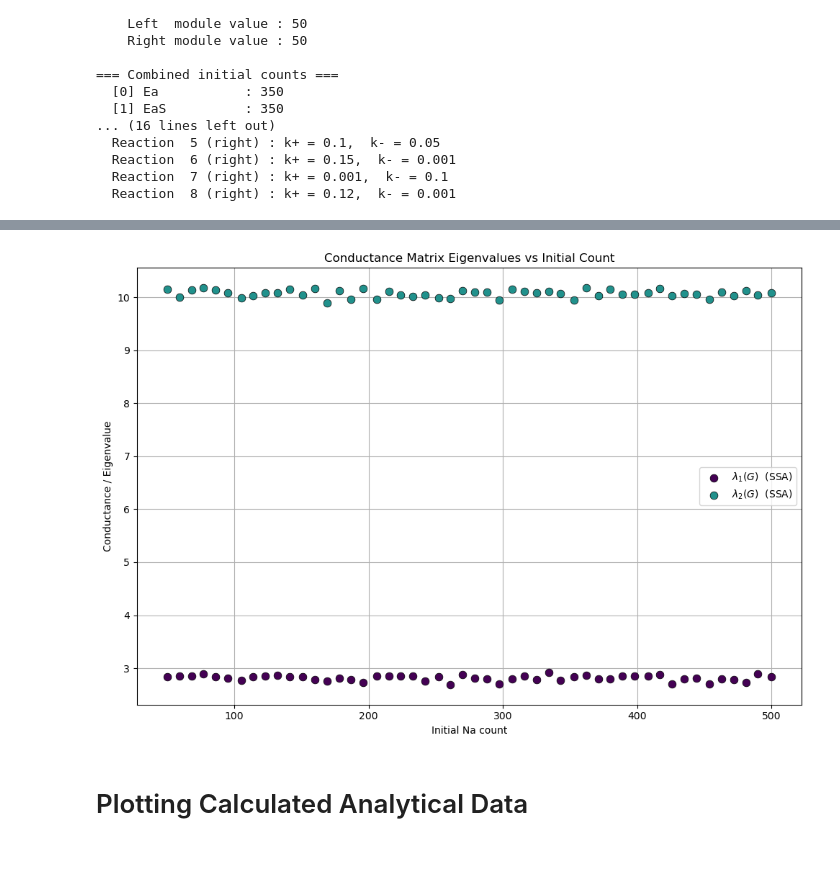
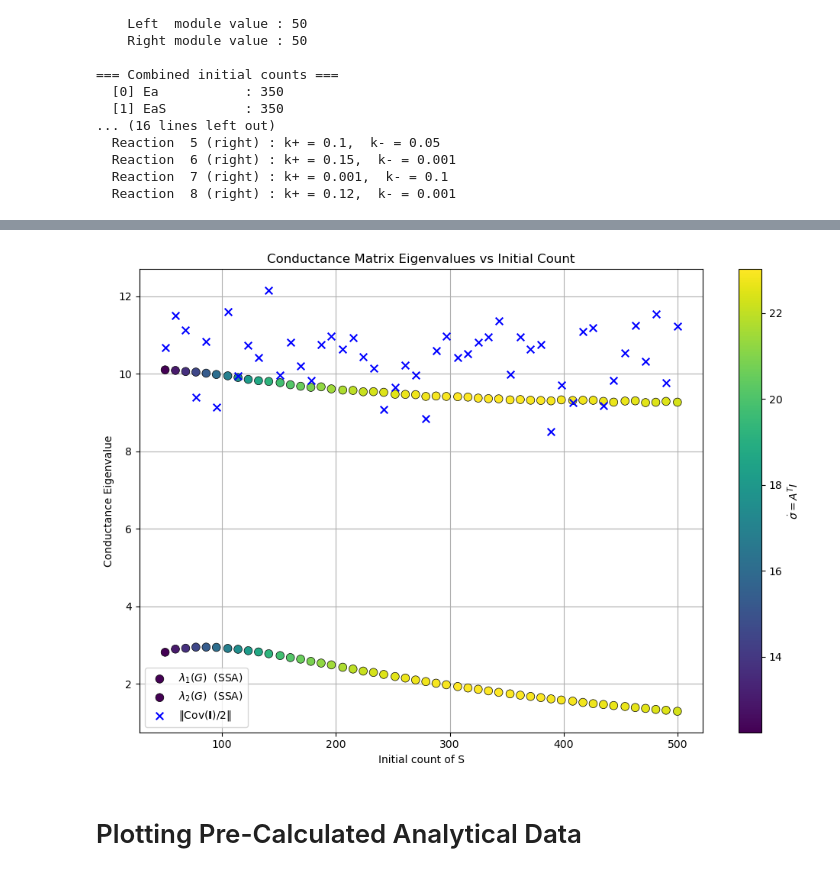
Before and after one commit to FTurci/conductance-chem-net, a Jupyter notebook: students/Will/Gillespie_simulations/OOP_test_file.ipynb, the cells around one changed output, grey strips where cells are left out. Drawn from its saved outputs; the diff is of its cells as text; code cells hidden in the pictures.

Commit message:
working notebook for varying a single species

```diff
--- a/students/Will/Gillespie_simulations/OOP_test_file.ipynb
+++ b/students/Will/Gillespie_simulations/OOP_test_file.ipynb
@@ -397,20 +434,15 @@ m2.calculate_fundamental_resistance_matrix()
 # %% [output]
 $\displaystyle \left[\begin{matrix}r_{2} + r_{4} + r_{5} & - r_{2}\\- r_{2} & r_{1} + r_{2} + r_{3}\end{matrix}\right]$
 # %%
-m3 = CombiningModules(m1,m2,None,None) # order matters! Require Left feeds into Right
+m3 = CombiningModules(m1,m2,left_mod_numerical_CM=None,right_mod_numerical_CM=None) # order matters! Require Left feeds into Right
 
 module3_for_simulating = ModuleProperties(m3.stoich_matrix, m3.num_internal_species, m3.species_names)
 # %%
-# Build dictionary of counts: names
-
-left_counts_dict  = dict(zip(module1_for_simulating.species_names, initial_counts))
-right_counts_dict = dict(zip(module2_for_simulating.species_names, initial_counts2))
-
 # Create combined rates and counts
 
 combined_initial_counts, combined_rates = m3.build_combined_initial_counts_and_rates(
-    left_initial_counts  = left_counts_dict,
-    right_initial_counts = right_counts_dict,
+    left_initial_counts  = initial_counts,
+    right_initial_counts = initial_counts2,
     left_rates = rates,
     right_rates = rates2
 )
@@ -445,14 +483,14 @@ SIM3.run_SSA_and_plot_counts(store_trajectories=True, starting_pops=None)
 # %%
-# And again run the sim over many values of a specified species to see the conductance changes (let's try 'Na', as it is an external
-# species. This is index = 3. And lets ignore covariance for now
+# And again run the sim over many values of a specified species to see the conductance changes (let's try 'S' and 'Nb', as these
+# are external species. This is indexes = 8,9 (varying over the same quantity). And lets ignore covariance for now.
 
 # Run the sweep
 
 SIM3.run_IF_sweep(
 
-        species_index=3,
+        species_index=8,
         count_values=np.linspace(50,500,50,dtype='int'),
-        total_iterations=10,
-        covariance_reaction_indices=None,
+        total_iterations=300,
+        covariance_reaction_indices=[5,7],
         verbose=True)
 # %% [output]
@@ -493,20 +531,20 @@ Total sweep time: 27.55 s
 # %%
 # Compute the conductance and plot.
 
 SIM3.compute_conductances(analytical_currents=None, analytical_forces=None)
 
 SIM3.plot_conductance(
         analytical_G=None,
         marker_size=60,
         cmap='viridis',
         fit_order=2,
-        show_covariance=False,
+        show_covariance=True,
         show_difference=False
     )
 # %% [output]
-[figure, old version]
+[figure, new version]
 # %% [markdown]
-# Plotting Calculated Analytical Data
+# Plotting Pre-Calculated Analytical Data
 # %%
 # But let's say we want to overlay some analytical data. For module 1, we can solve the steady state equations and calculate the
 # currents and forces as below, then we can pass these into the attribute to get an overlay.
```
Also changed, not shown: parts of 23 cells of this notebook, 1 other file.
